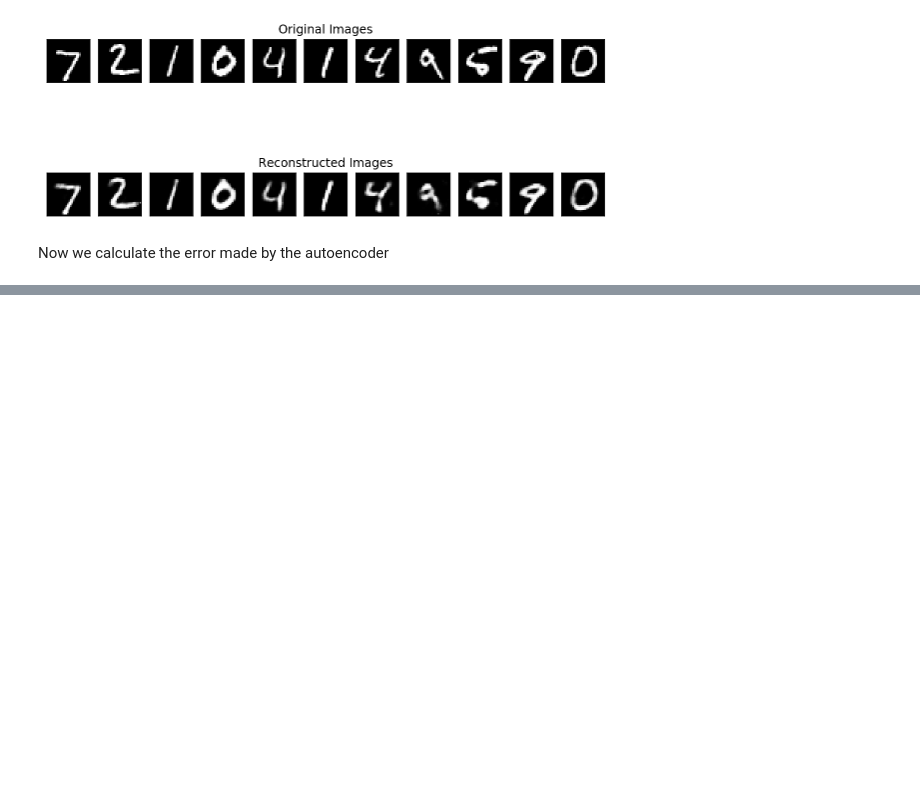
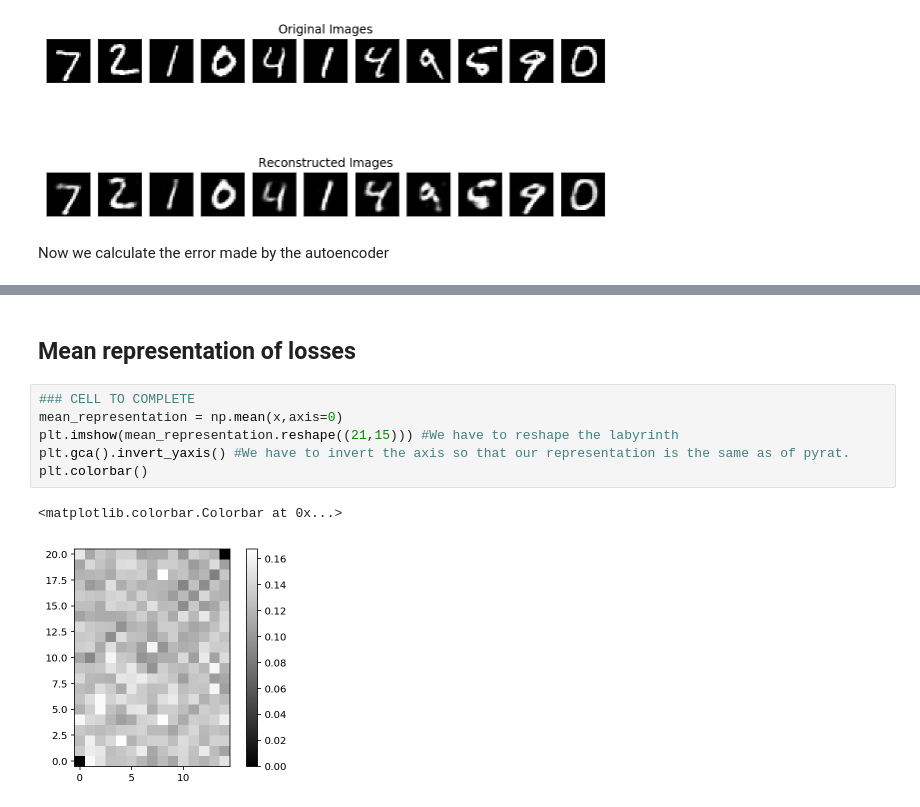
Before and after one commit to lilstipher/IntroToAI, a Jupyter notebook: P2/P2_Auto Encoder.ipynb, the cells around one changed output, grey strips where cells are left out. Cells and saved outputs as stored; diff of their text form; blank space fills up the shorter version.

```diff
--- a/P2/P2_Auto Encoder.ipynb
+++ b/P2/P2_Auto Encoder.ipynb
@@ -137,0 +171,11 @@ autoencoder.evaluate(x_test, x_test)
+# %% [markdown]
+## Mean representation of losses
+# %%
+### CELL TO COMPLETE
+mean_representation = np.mean(x,axis=0)
+plt.imshow(mean_representation.reshape((21,15))) #We have to reshape the labyrinth
+plt.gca().invert_yaxis() #We have to invert the axis so that our representation is the same as of pyrat.
+plt.colorbar()
+# %% [output]
+<matplotlib.colorbar.Colorbar at 0x...>
+[figure, added]
```
Also changed, not shown: parts of 12 cells of this notebook, 3 other files.
